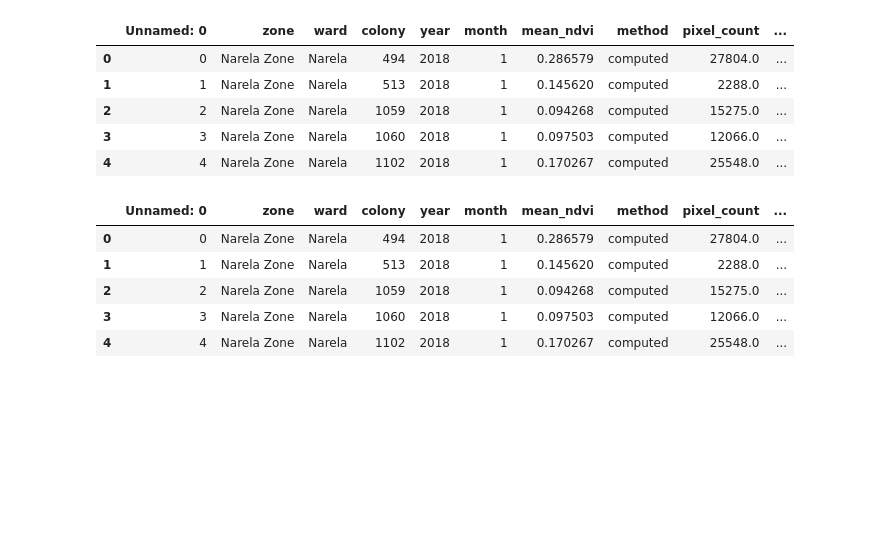
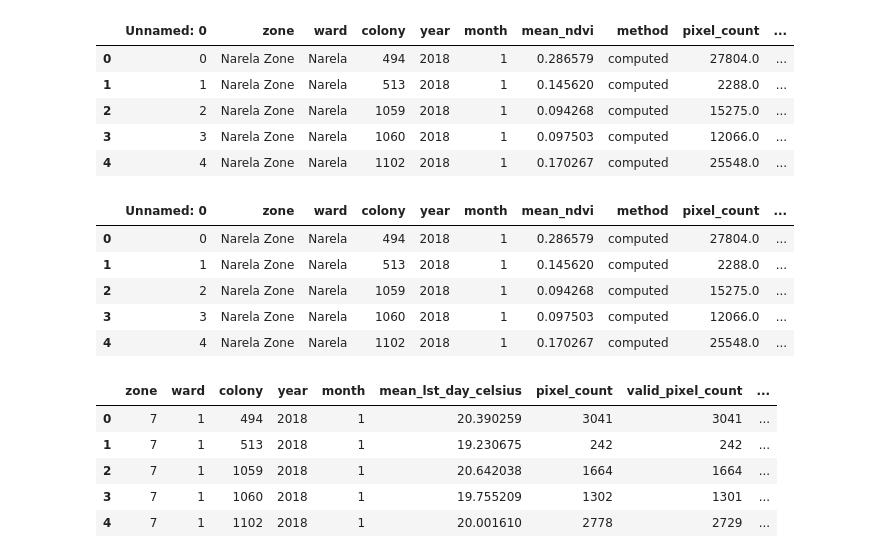
Before and after one commit to Tiwari-Harshvardhan/isro-bah-project, a Jupyter notebook: notebooks/delhi_data_lst_cleaned.ipynb, the cells around one changed output. Cells and saved outputs as stored; diff of their text form; code cells hidden in the pictures; blank space fills up the shorter version.

```diff
--- a/notebooks/delhi_data_lst_cleaned.ipynb
+++ b/notebooks/delhi_data_lst_cleaned.ipynb
@@ -65,3 +65,14 @@ df = df.sort_values(by=['zone', 'ward', 'colony', 'temp_date']).reset_index(drop
 df = df.drop(columns=['temp_date'])
 # %%
 df = df.to_csv('C://Users//harsh//Desktop//isro hacakthon//data//cleaned//Delhi_NDVI_Monthly_From_2018-2025_with_ward_names_cleaned.csv', index=False)
+# %%
+df2 = pd.read_csv('C://Users//harsh//Desktop//isro hacakthon//data//raw//Delhi_Colony_Monthly_LST_2018_2025.csv')
+# %%
+df2.head()
+# %% [output]
+|  | zone | ward | colony | year | month | mean_lst_day_celsius | pixel_count | valid_pixel_count | ... |
+| 0 | 7 | 1 | 494 | 2018 | 1 | 20.390259 | 3041 | 3041 | ... |
+| 1 | 7 | 1 | 513 | 2018 | 1 | 19.230675 | 242 | 242 | ... |
+| 2 | 7 | 1 | 1059 | 2018 | 1 | 20.642038 | 1664 | 1664 | ... |
+| 3 | 7 | 1 | 1060 | 2018 | 1 | 19.755209 | 1302 | 1301 | ... |
+| 4 | 7 | 1 | 1102 | 2018 | 1 | 20.001610 | 2778 | 2729 | ... |
```
Also changed, not shown: parts of 49 cells of this notebook, 3 other files.
